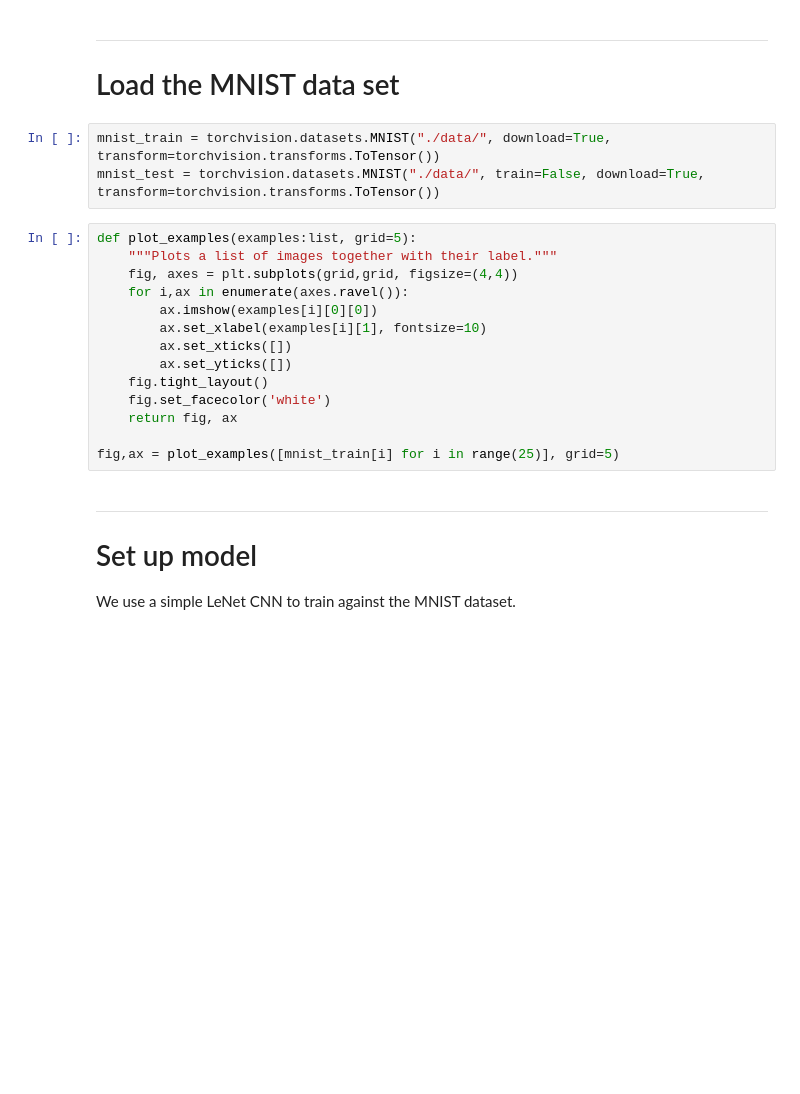
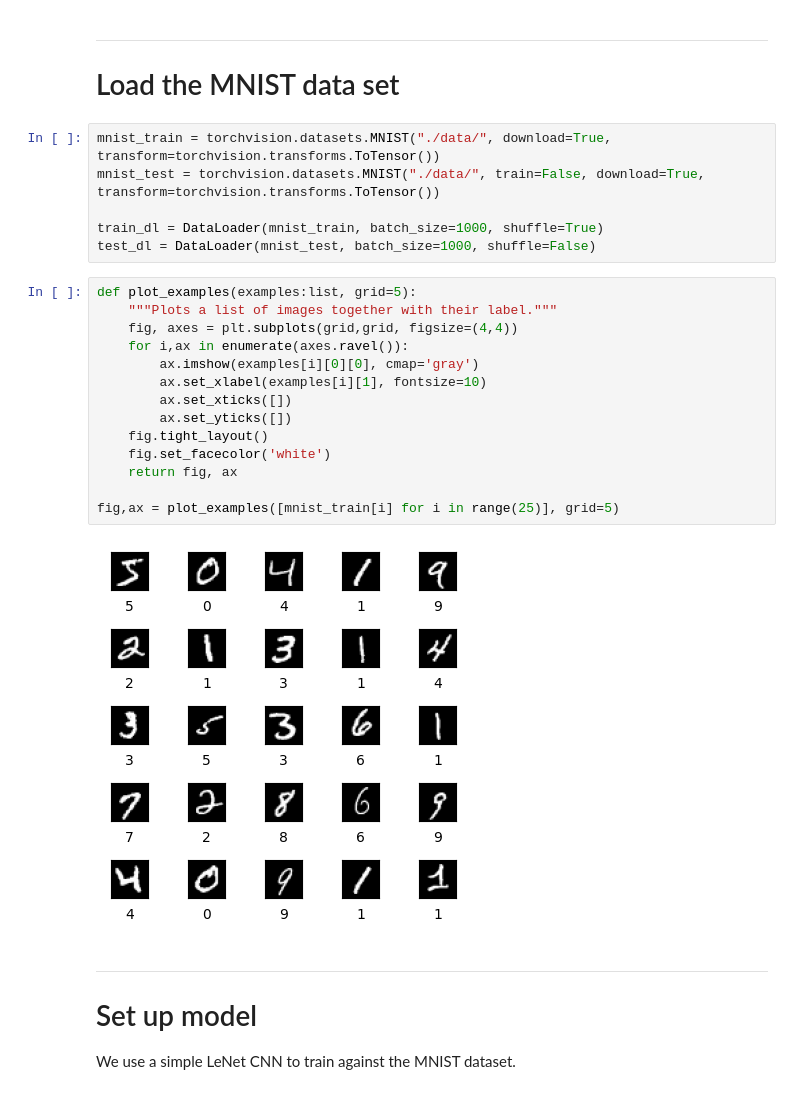
Before and after one commit to agencyenterprise/uncertainty-loss, a Jupyter notebook: examples/mnist/mnist.ipynb, the cells around one changed output. Cells and saved outputs as stored; diff of their text form; blank space fills up the shorter version.

Commit message:
Add MNIST example (#13)

```diff
--- a/examples/mnist/mnist.ipynb
+++ b/examples/mnist/mnist.ipynb
@@ -46,20 +51,25 @@ device: cpu
 # %%
 mnist_train = torchvision.datasets.MNIST("./data/", download=True, transform=torchvision.transforms.ToTensor())
 mnist_test = torchvision.datasets.MNIST("./data/", train=False, download=True, transform=torchvision.transforms.ToTensor())
+
+train_dl = DataLoader(mnist_train, batch_size=1000, shuffle=True)
+test_dl = DataLoader(mnist_test, batch_size=1000, shuffle=False)
 # %%
 def plot_examples(examples:list, grid=5):
     """Plots a list of images together with their label."""
     fig, axes = plt.subplots(grid,grid, figsize=(4,4))
     for i,ax in enumerate(axes.ravel()):
-        ax.imshow(examples[i][0][0])
+        ax.imshow(examples[i][0][0], cmap='gray')
         ax.set_xlabel(examples[i][1], fontsize=10)
         ax.set_xticks([])
         ax.set_yticks([])
     fig.tight_layout()
     fig.set_facecolor('white')
     return fig, ax
 
 fig,ax = plot_examples([mnist_train[i] for i in range(25)], grid=5)
+# %% [output]
+[figure, added]
 # %% [markdown]
 -------
 # Set up model
```
Also changed, not shown: parts of 84 cells of this notebook, 6 other files.
